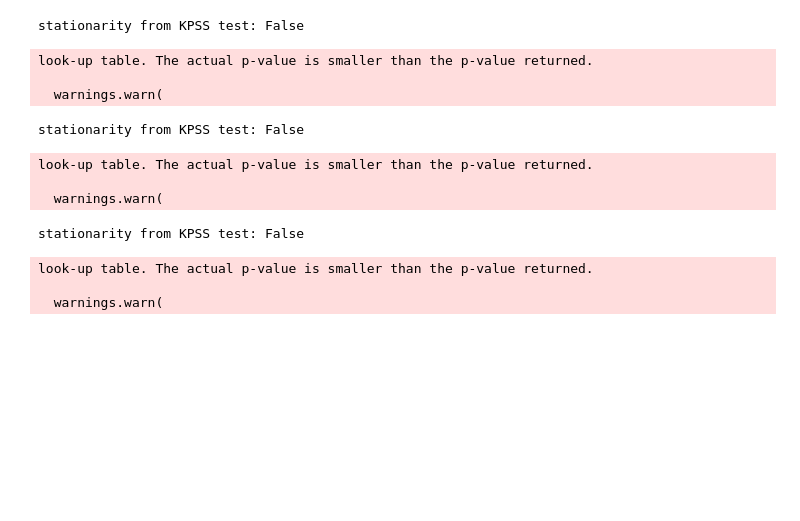
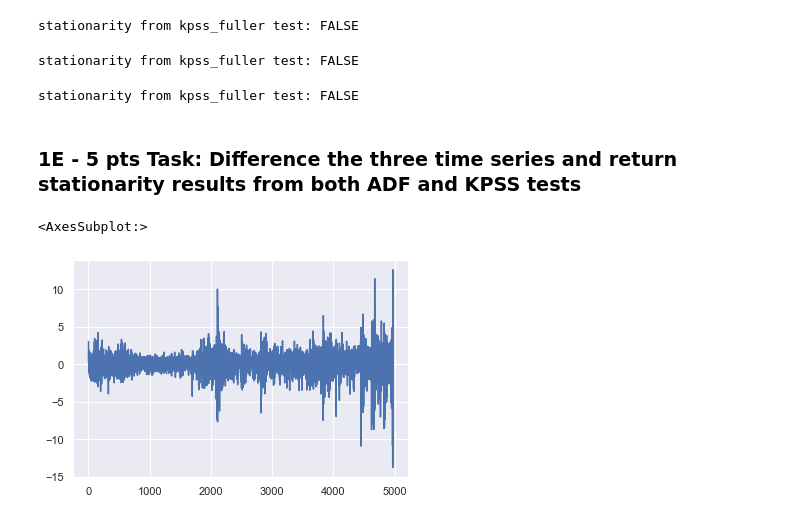
Before and after one commit to earnestsalgado/time-series-analysis_spr22, a Jupyter notebook: Week 1 Assignment - Stationarity and Random Walk.ipynb, the cells around one changed output. Drawn from its saved outputs; the diff is of its cells as text; code cells hidden in the pictures; blank space fills up the shorter version.

```diff
--- a/Week 1 Assignment - Stationarity and Random Walk.ipynb
+++ b/Week 1 Assignment - Stationarity and Random Walk.ipynb
@@ -293,33 +297,30 @@ look-up table. The actual p-value is smaller than the p-value returned.
 # %%
-kpss_test_results = kpss(df['SPY'])
-kpss_pval = kpss_test_results[1]
-kpss_test_bool = kpss_pval >= alpha
+kpss_spy = kpss(df['SPY'])
+kpss_pval = kpss_spy[1]
 
-print(f'stationarity from KPSS test: {kpss_test_bool}')
+if kpss_pval >= 0.05:
+    print('stationarity from kpss_fuller test: TRUE')
+else:
+    print('stationarity from kpss_fuller test: FALSE')
 # %% [output]
-stationarity from KPSS test: False
+stationarity from kpss_fuller test: FALSE
-look-up table. The actual p-value is smaller than the p-value returned.
-
-  warnings.warn(
 # %%
-kpss_test_results = kpss(df['QQQ'])
-kpss_pval = kpss_test_results[1]
-kpss_test_bool = kpss_pval >= alpha
+kpss_qqq = kpss(df['QQQ'])
+kpss_pval = kpss_qqq[1]
 
-print(f'stationarity from KPSS test: {kpss_test_bool}')
+if kpss_pval >= 0.05:
+    print('stationarity from kpss_fuller test: TRUE')
+else:
+    print('stationarity from kpss_fuller test: FALSE')
 # %% [output]
-stationarity from KPSS test: False
+stationarity from kpss_fuller test: FALSE
-look-up table. The actual p-value is smaller than the p-value returned.
-
-  warnings.warn(
 # %%
-kpss_test_results = kpss(df['IWM'])
-kpss_pval = kpss_test_results[1]
-kpss_test_bool = kpss_pval >= alpha
+kpss_iwm = kpss(df['IWM'])
+kpss_pval = kpss_iwm[1]
 
-print(f'stationarity from KPSS test: {kpss_test_bool}')
+if kpss_pval >= 0.05:
+    print('stationarity from kpss_fuller test: TRUE')
+else:
+    print('stationarity from kpss_fuller test: FALSE')
 # %% [output]
-stationarity from KPSS test: False
+stationarity from kpss_fuller test: FALSE
-look-up table. The actual p-value is smaller than the p-value returned.
-
-  warnings.warn(
@@ -328,0 +327,8 @@ look-up table. The actual p-value is smaller than the p-value returned.
+# %% [markdown]
+### 1E - 5 pts Task: Difference the three time series and return stationarity results from both ADF and KPSS tests
+# %%
+differenced_SPY = (df['SPY']-df['SPY'].shift()).iloc[1:]
+differenced_SPY.plot()
+# %% [output]
+<AxesSubplot:>
+[figure, added]
```
Also changed, not shown: parts of 69 cells of this notebook.
